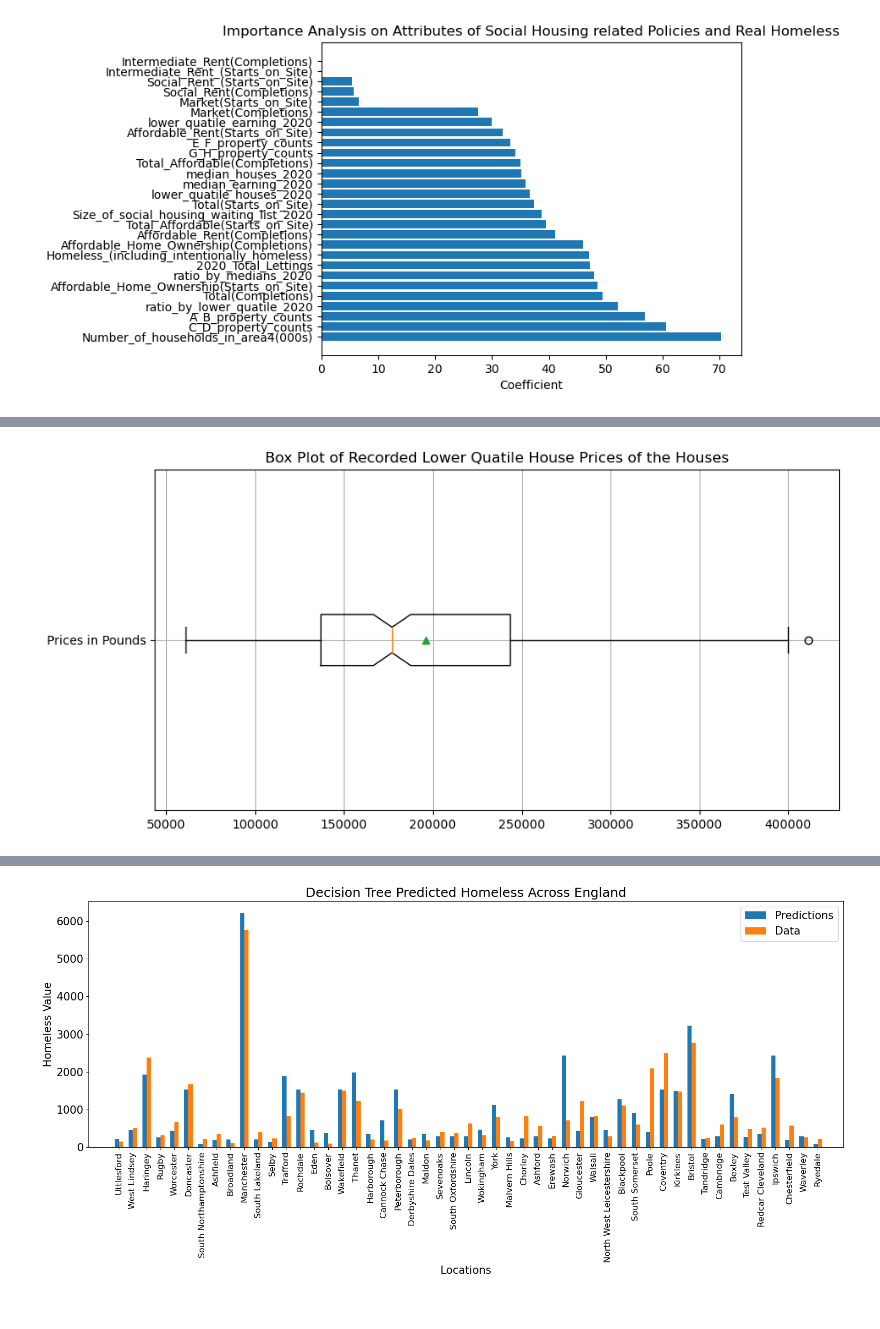
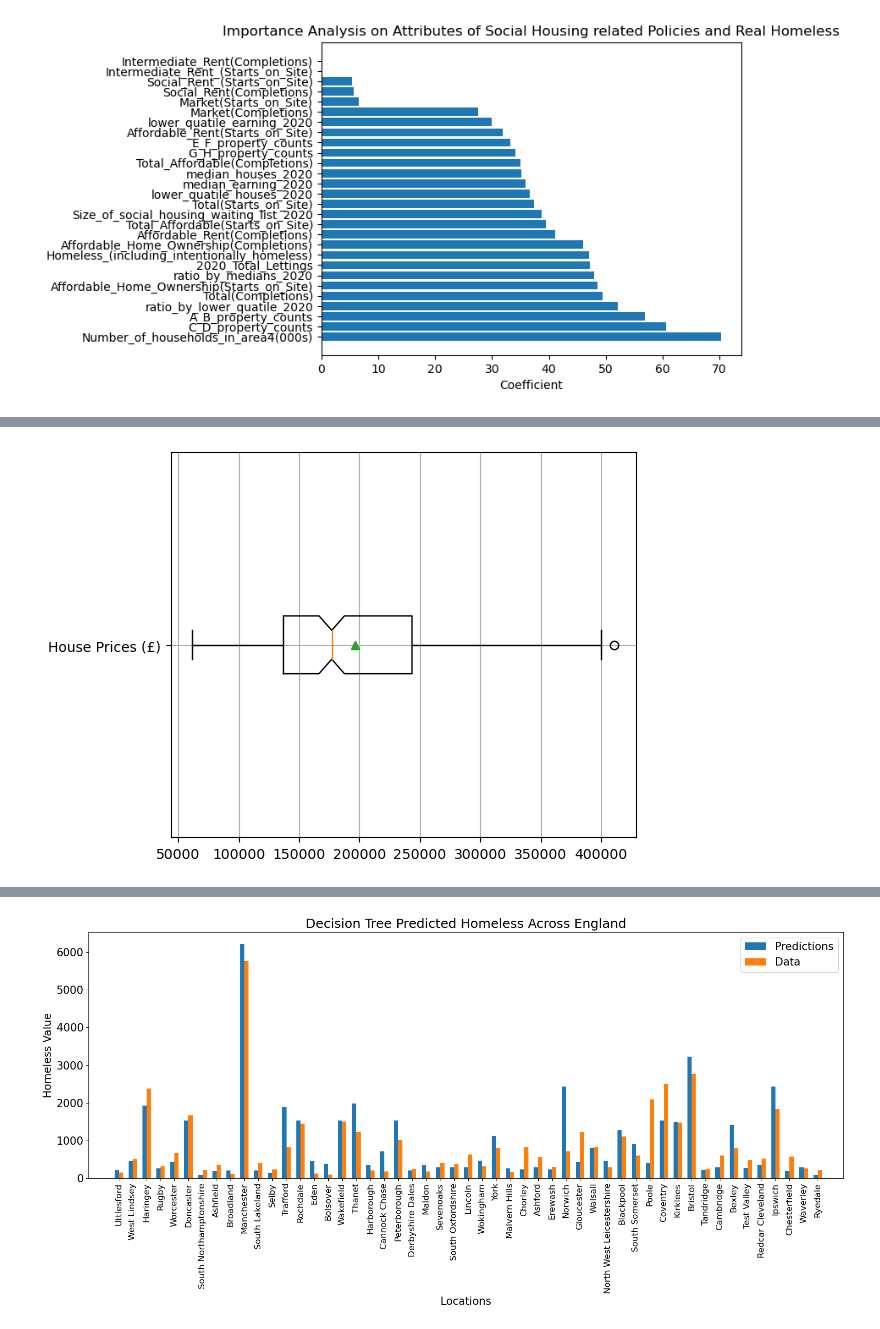
Before and after one commit to SIthodox2286/ADS_year3_project_8, a Jupyter notebook: ERIC_random_forest_analysis.ipynb, the cells around one changed output, grey strips where cells are left out. Cells and saved outputs as stored; diff of their text form; code cells hidden in the pictures.

Commit message:
new plots for haoran's writing

```diff
--- a/ERIC_random_forest_analysis.ipynb
+++ b/ERIC_random_forest_analysis.ipynb
@@ -157,10 +187,10 @@ plt.show()
 # %%
-fig_box, ax_box = plt.subplots(figsize=(10,5))
+fig_box, ax_box = plt.subplots(figsize=(6,5))
 ax_box.grid(zorder=0)
-ax_box.set_title('Box Plot of Recorded Lower Quatile House Prices of the Houses')
+#ax_box.set_title('Box Plot of Recorded Lower Quatile House Prices of the Houses across England')
 ax_box.boxplot(data_table['lower_quatile_houses_2020'],showmeans=True, vert=False,notch=True,zorder=2)
-ax_box.set_yticklabels(['Prices in Pounds'])
-plt.savefig('Figure/lq_house_prices_data.png')
+ax_box.set_yticklabels(['House Prices (£)'])
+plt.savefig('Figure/lq_house_prices_data.png',bbox_inches='tight')
 # %% [output]
-[figure, old version]
+[figure, new version]
 # %%
```
Also changed, not shown: parts of 12 cells of this notebook, 11 other files.
